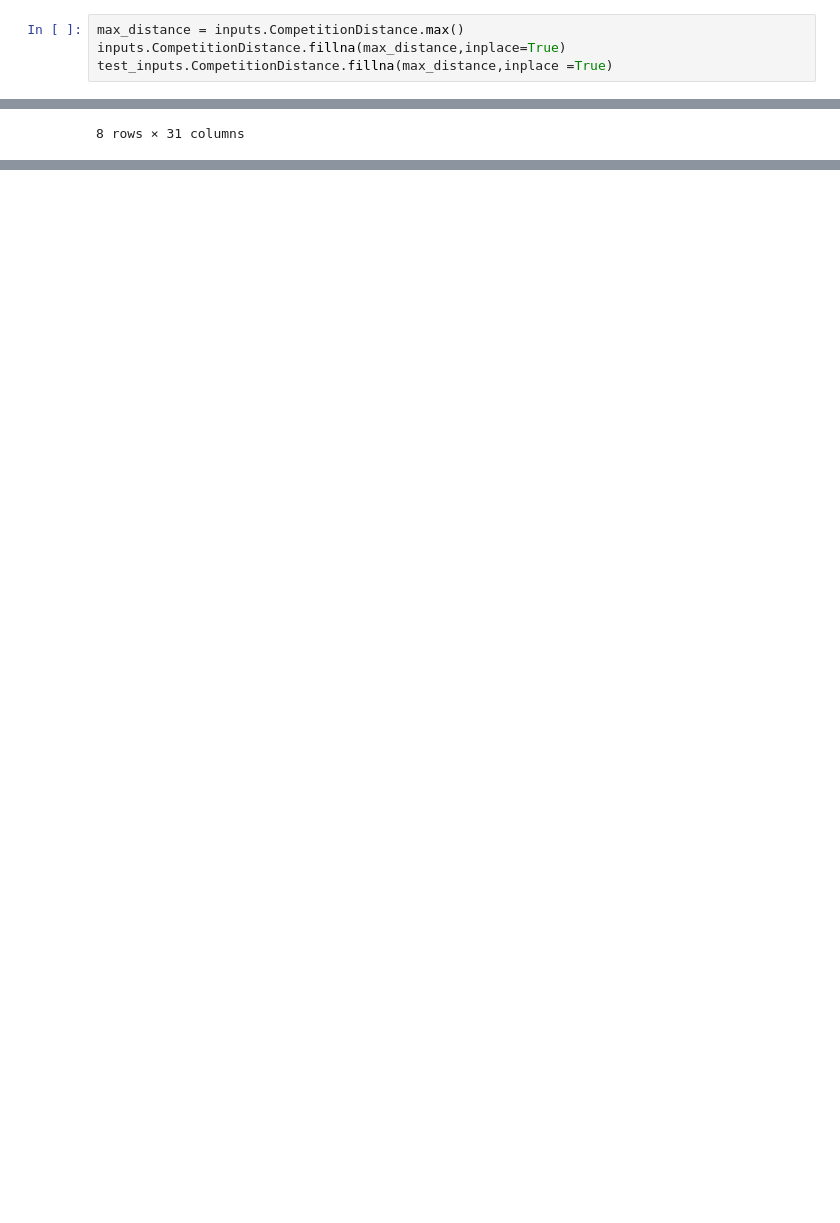
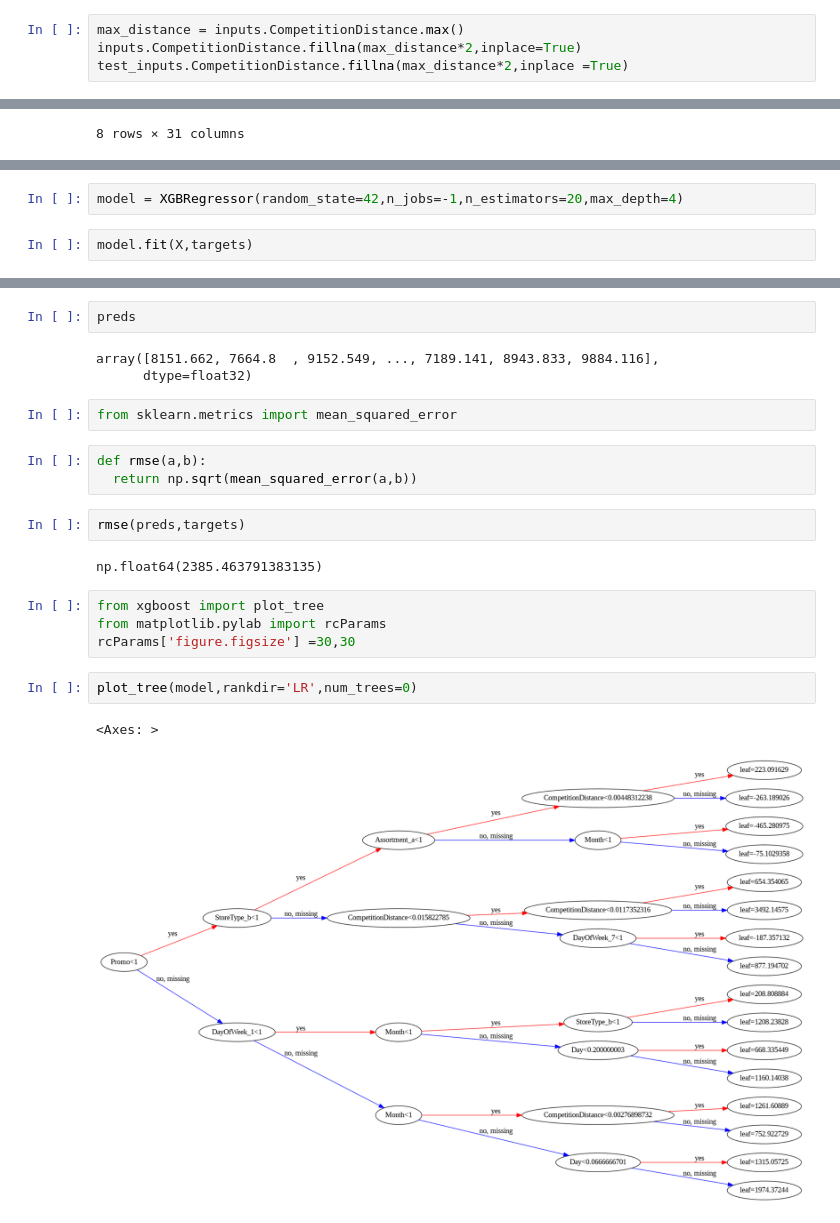
Before and after one commit to Imran1hp/Machine-Learning, a Jupyter notebook: Gradient_boosting.ipynb, the cells around one changed output, grey strips where cells are left out. Cells and saved outputs as stored; diff of their text form; blank space fills up the shorter version.

Commit message:
train a model using gradient boosting method

```diff
--- a/Gradient_boosting.ipynb
+++ b/Gradient_boosting.ipynb
@@ -331,8 +331,8 @@ test_inputs[numeric_cols].isna().sum()
 dtype: int64
 # %%
 max_distance = inputs.CompetitionDistance.max()
-inputs.CompetitionDistance.fillna(max_distance,inplace=True)
-test_inputs.CompetitionDistance.fillna(max_distance,inplace =True)
+inputs.CompetitionDistance.fillna(max_distance*2,inplace=True)
+test_inputs.CompetitionDistance.fillna(max_distance*2,inplace =True)
 # %% [output]
 The behavior will change in pandas 3.0. This inplace method will never work because the intermediate object on which we are setting values always behaves as a copy.
 
@@ -427,0 +430,4 @@ X_test.describe()
+# %%
+model = XGBRegressor(random_state=42,n_jobs=-1,n_estimators=20,max_depth=4)
+# %%
+model.fit(X,targets)
@@ -427,0 +448,23 @@ X_test.describe()
+# %%
+preds
+# %% [output]
+array([8151.662, 7664.8  , 9152.549, ..., 7189.141, 8943.833, 9884.116],
+      dtype=float32)
+# %%
+from sklearn.metrics import mean_squared_error
+# %%
+def rmse(a,b):
+  return np.sqrt(mean_squared_error(a,b))
+# %%
+rmse(preds,targets)
+# %% [output]
+np.float64(2385.463791383135)
+# %%
+from xgboost import plot_tree
+from matplotlib.pylab import rcParams
+rcParams['figure.figsize'] =30,30
+# %%
+plot_tree(model,rankdir='LR',num_trees=0)
+# %% [output]
+<Axes: >
+[figure, added]
```
Also changed, not shown: parts of 7 cells of this notebook.
